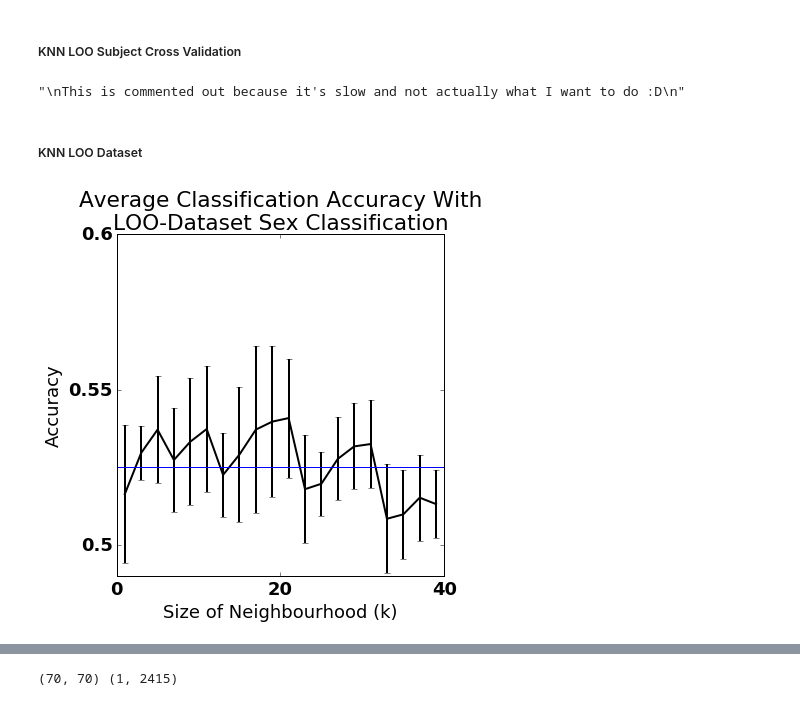
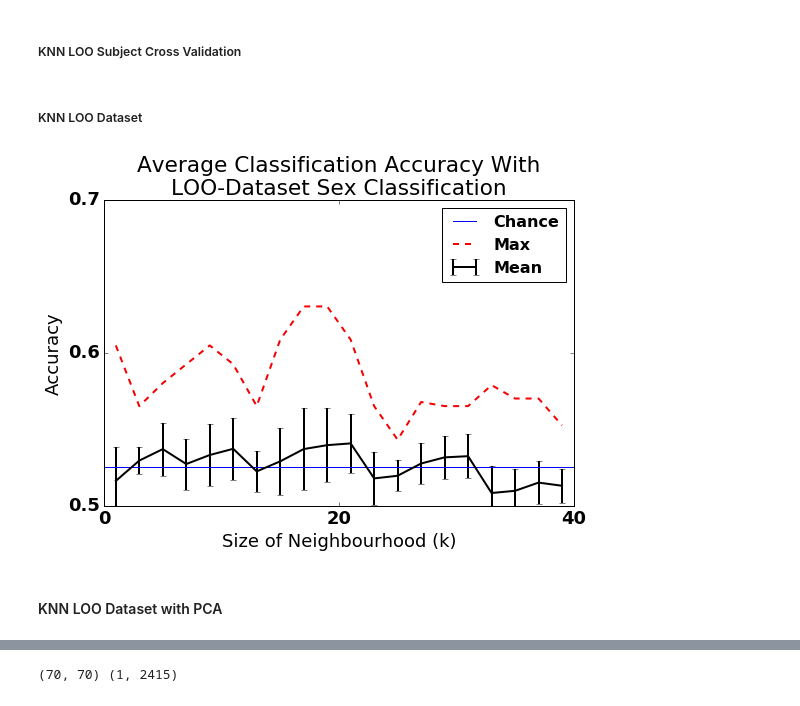
Before and after one commit to gkiar/dataset_variance, a Jupyter notebook: code/prototype/knn_classification.ipynb, the cells around one changed output, grey strips where cells are left out. Drawn from its saved outputs; the diff is of its cells as text; code cells hidden in the pictures.

```diff
--- a/code/prototype/knn_classification.ipynb
+++ b/code/prototype/knn_classification.ipynb
@@ -151,16 +152,12 @@ for idx1, dset in enumerate(graphs):
 # %% [markdown]
 ##### KNN LOO Subject Cross Validation
 # %%
-"""
-This is commented out because it's slow and not actually what I want to do :D
-"""
+# This is commented out because it's slow and not actually what I want to do :D
 # for i in np.arange(20):
 #     classif = KNeighborsClassifier(n_neighbors=2*(i+1)-1)
 #     loo = LeaveOneOut(len(sexy))
 #     score = cross_validation.cross_val_score(classif, feat, sexy, cv=loo)
 #     print("Accuracy for community size %d: %0.2f (+/- %0.2f)" % (2*(i+1)-1, score.mean(), score.std() * 2))
-# %% [output]
-"\nThis is commented out because it's slow and not actually what I want to do :D\n"
 # %% [markdown]
 ##### KNN LOO Dataset
 # %%
@@ -177,7 +174,7 @@ for i in np.arange(20):
         sx_train = sexy[ind < 1]
         sx_test = sexy[ind >= 1]
         classif.fit(ft_train, sx_train)
-        score = classif.score(ft_test, sx_test)
+        score = np.max(classif.score(ft_test, sx_test), 1-classif.score(ft_test, sx_test))
         tmp = np.append(tmp, score)
 #         print "~~~~~~~~~~~~"
 #         print "Left out dataset: %s" % (dset)
@@ -186,18 +183,25 @@ for i in np.arange(20):
 #         print "Classification Accuracy: %.5f (%0.5f)" % (score, 1-score)
     knn[i] = tmp
 # %%
-fig = plt.figure(figsize=(6,6))
+fig = plt.figure(figsize=(8,6))
 mean = [np.mean(knn[i]) for i in knn]
+maxx = [max(knn[i]) for i in knn]
 stder = [np.std(knn[i])/np.sqrt(len(dataset_names)) for i in knn]
-plt.errorbar((np.arange(20)+1)*2-1,mean, stder, lw = 2, color='#000000')
-plt.yticks((0.5, 0.55, 0.6),(0.5, 0.55, 0.6))
+plt.axhline(sum(sexy)/len(sexy))
+plt.hold(True)
+plt.plot((np.arange(20)+1)*2-1, maxx, lw=2, color='#f50000', linestyle='--')
+plt.errorbar((np.arange(20)+1)*2-1, mean, stder, lw=2, color='#000000')
+plt.ylim((0.5, 0.7))
+plt.yticks((0.5, 0.6, 0.7),(0.5, 0.6, 0.7))
 plt.xticks((0, 20, 40),(0, 20, 40))
 plt.xlabel('Size of Neighbourhood (k)')
 plt.ylabel('Accuracy')
 plt.title('Average Classification Accuracy With\nLOO-Dataset Sex Classification')
-plt.axhline(sum(sexy)/len(sexy))
-plt.tight_layout(0.01)
+plt.legend(('Chance', 'Max', 'Mean'), fontsize=16)
+plt.tight_layout(1)
 plt.savefig('../../figs/graphs/desikan/knn_vectorgraph.png')
 plt.show()
 # %% [output]
-[figure, old version]
+[figure, new version]
+# %% [markdown]
+#### KNN LOO Dataset with PCA
```
Also changed, not shown: parts of 3 cells of this notebook, 2 other files.
